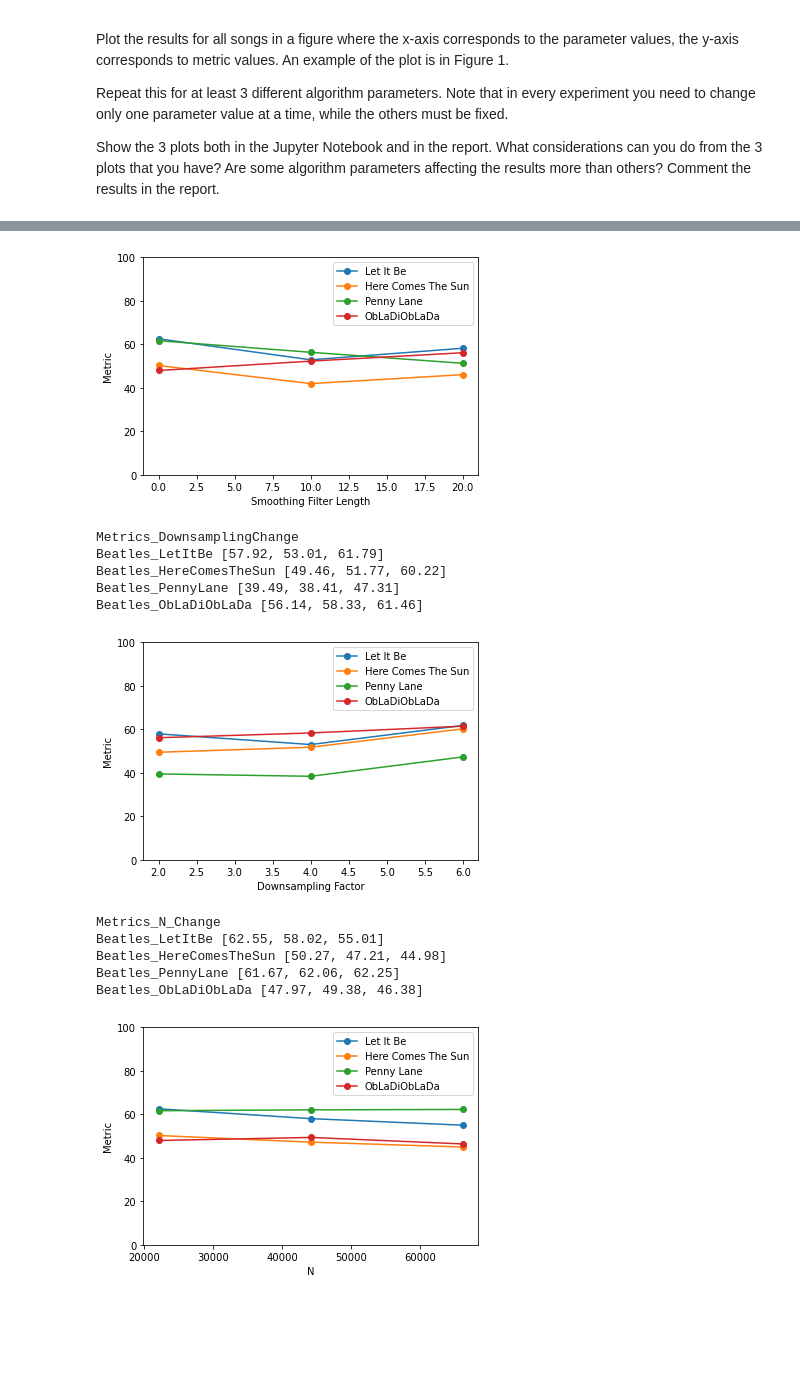
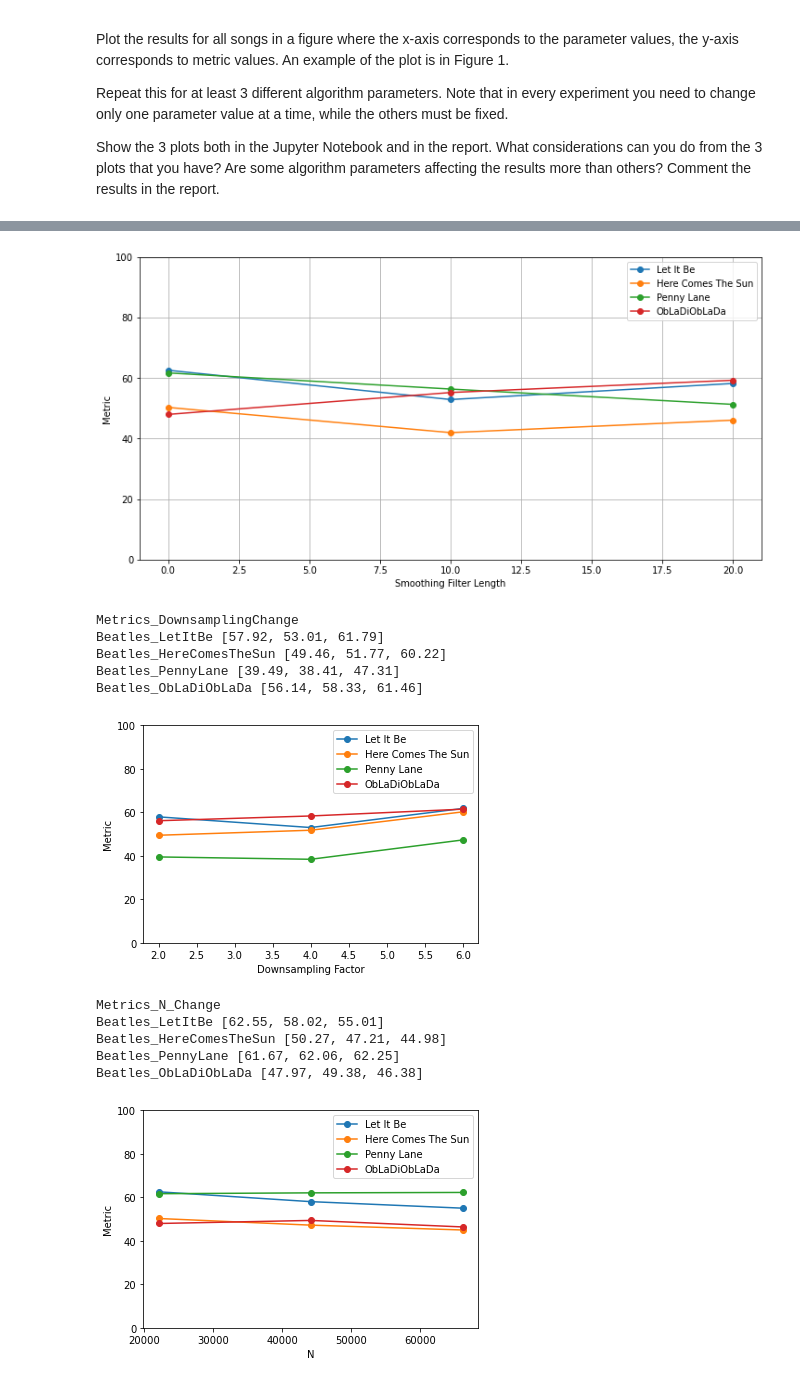
Before and after one commit to andrewbertax96/Hw2-CMRM, a Jupyter notebook: Bertazzi_Martinelli.ipynb, the cells around one changed output, grey strips where cells are left out. Cells and saved outputs as stored; diff of their text form; code cells hidden in the pictures; blank space fills up the shorter version.

```diff
--- a/Bertazzi_Martinelli.ipynb
+++ b/Bertazzi_Martinelli.ipynb
@@ -512,56 +510,108 @@ What considerations can you do from the 3 plots that you have?
 Are some algorithm parameters affecting the results more than others?
 Comment the results in the report.
 # %%
-#Modify the length of the smoothing window
-L = [0, 10, 20]
+'''
+def smoothChange(audioPath, csvPath, L, D):
+    metricsStr = []
+    metricsFloats = []
+    for i in range(len(L)):
+        chords_WAV, wav, templates, Fs, N, H = template_based_chord_recognigtion(audioPath, L[i], D)
+        csv = chordsFromCsv(csvPath)
+        m = metric(wav, csv)
+        metricsStr.append(str(m) + '%')
+        metricsFloats.append(m)
+        #print(wav.shape, len(csv))
+    print(audioPath[9:(len(audioPath)-4)] + ': ' + '\033[1m' + str(metricsStr) + '\033[0m')
+    return metricsFloats
+
+audio1 = os.path.join('data','wav', 'Beatles_LetItBe.wav')
+audio2 = os.path.join('data','wav', 'Beatles_HereComesTheSun.wav')
+audio3 = os.path.join('data','wav', 'Beatles_PennyLane.wav')
+audio4 = os.path.join('data','wav', 'Beatles_ObLaDiObLaDa.wav')
+csv1 = os.path.join('data','csv', 'Beatles_LetItBe.csv')
+csv2 = os.path.join('data','csv', 'Beatles_HereComesTheSun.csv')
+csv3 = os.path.join('data','csv', 'Beatles_PennyLane.csv')
+csv4 = os.path.join('data','csv', 'Beatles_ObLaDiObLaDa.csv')
+
+#MODIFY THE LENGTH OF THE SMOOTHING WINDOW
+L = [0, 10, 20] #lengths for the smoothing window
 D = 1 #downsampling initial value
-print('METRIC - SMOOTH LENGTH CHANGE')
+print('\033[1m'+'METRIC - SMOOTH LENGTH CHANGE'+ '\033[0m'+'\nSmoothing window lengths: ' + str(L) + '\n')
+
+#Songs
+m1 = smoothChange(audio1, csv1, L, D)
+m2 = smoothChange(audio2, csv2, L, D)
+m3 = smoothChange(audio3, csv3, L, D)
+m4 = smoothChange(audio4, csv4, L, D)
+'''
+
+audio1 = os.path.join('data','wav', 'Beatles_LetItBe.wav')
+audio2 = os.path.join('data','wav', 'Beatles_HereComesTheSun.wav')
+audio3 = os.path.join('data','wav', 'Beatles_PennyLane.wav')
+audio4 = os.path.join('data','wav', 'Beatles_ObLaDiObLaDa.wav')
+
+#MODIFY THE LENGTH OF THE SMOOTHING WINDOW
+L = [0, 10, 20] #values of different lengths
+D = 1 #downsampling initial value
+print('\033[1m'+'METRIC - SMOOTH LENGTH CHANGE'+ '\033[0m'+'\nSmoothing window lengths: ' + str(L) + '\n')
 
 #LetItBe
 m1 = []
+m1Str = []
 for i in range(len(L)):
-    chords_WAV, wav, templates, Fs, N, H = template_based_chord_recognigtion(os.path.join('data','wav', 'Beatles_LetItBe.wav'),
-                                                                             L[i], D)
+    chords_WAV, wav, templates, Fs, N, H = template_based_chord_recognigtion(audio1, L[i], D)
     csv = chordsFromCsv(os.path.join('data','csv', 'Beatles_LetItBe.csv'))
-    m1.append(metric(wav, csv))
-print('Beatles_LetItBe', m1)
+    m = metric(wav, csv)
+    m1Str.append(str(m) + '%')
+    m1.append(m)
+print(audio1[9:(len(audio1)-4)] + ': ' + '\033[1m' + str(m1Str) + '\033[0m')
 
 #HereComesTheSun
 m2 = []
+m2Str = []
 for i in range(len(L)):
-    chords_WAV, wav, templates, Fs, N, H = template_based_chord_recognigtion(os.path.join('data','wav', 'Beatles_HereComesTheSun.wav'),
-                                                                             L[i], D)
+    chords_WAV, wav, templates, Fs, N, H = template_based_chord_recognigtion(audio2, L[i], D)
     csv = chordsFromCsv(os.path.join('data','csv', 'Beatles_HereComesTheSun.csv'))
-    m2.append(metric(wav, csv))
-print('Beatles_HereComesTheSun',m2)
+    m = metric(wav, csv)
+    m2Str.append(str(m) + '%')
+    m2.append(m)
+print(audio2[9:(len(audio2)-4)] + ': ' + '\033[1m' + str(m2Str) + '\033[0m')
 
 #PennyLane
 m3 = []
+m3Str = []
 for i in range(len(L)):
-    chords_WAV, wav, templates, Fs, N, H = template_based_chord_recognigtion(os.path.join('data','wav', 'Beatles_PennyLane.wav'),
-                                                                             L[i], D)
+    chords_WAV, wav, templates, Fs, N, H = template_based_chord_recognigtion(audio3, L[i], D)
     csv = chordsFromCsv(os.path.join('data','csv', 'Beatles_PennyLane.csv'))
-    m3.append(metric(wav, csv))
-print('Beatles_PennyLane',m3)
+    m = metric(wav, csv)
+    m3Str.append(str(m) + '%')
+    m3.append(m)
+print(audio3[9:(len(audio3)-4)] + ': ' + '\033[1m' + str(m3Str) + '\033[0m')
 
 #ObLaDiObLaDa
 m4 = []
+m4Str = []
 for i in range(len(L)):
-    chords_WAV, wav, templates, Fs, N, H = template_based_chord_recognigtion(os.path.join('data','wav', 'Beatles_ObLaDiObLaDa.wav'), L[i], D=2)
+    chords_WAV, wav, templates, Fs, N, H = template_based_chord_recognigtion(audio4, L[i], D)
     csv = chordsFromCsv(os.path.join('data','csv', 'Beatles_ObLaDiObLaDa.csv'))
-    m4.append(metric(wav, csv))
-print('Beatles_ObLaDiObLaDa',m4)
+    m = metric(wav, csv)
+    m4Str.append(str(m) + '%')
+    m4.append(m)
+print(audio4[9:(len(audio4)-4)] + ': ' + '\033[1m' + str(m4Str) + '\033[0m')
 
-#Plot Metrics_Smoothing_Change
+#Plot
+plt.figure(figsize=(12,6))
 plt.plot(L, m1, marker='o', label = 'Let It Be')
 plt.plot(L, m2, marker='o', label = 'Here Comes The Sun')
 plt.plot(L, m3, marker='o', label = 'Penny Lane')
 plt.plot(L, m4, marker='o', label = "ObLaDiObLaDa")
 plt.legend(loc='best')
+plt.grid()
 plt.ylim([0,100])
 plt.xlabel('Smoothing Filter Length')
 plt.ylabel('Metric')
 plt.show()
+
 '--------------------------------------------------------------------------------------------------------------------------------------------------'
 #MODIFICA IL PARAMETRO DOWNSAMPLING
 L = 20 #smoothing list length initial value
@@ -719,4 +771,4 @@ Beatles_ObLaDiObLaDa [47.97, 52.28, 56.14]
-[figure, old version]
+[figure, new version]
 Metrics_DownsamplingChange
 Beatles_LetItBe [57.92, 53.01, 61.79]
 Beatles_HereComesTheSun [49.46, 51.77, 60.22]
```
Also changed, not shown: parts of 2 cells of this notebook.
